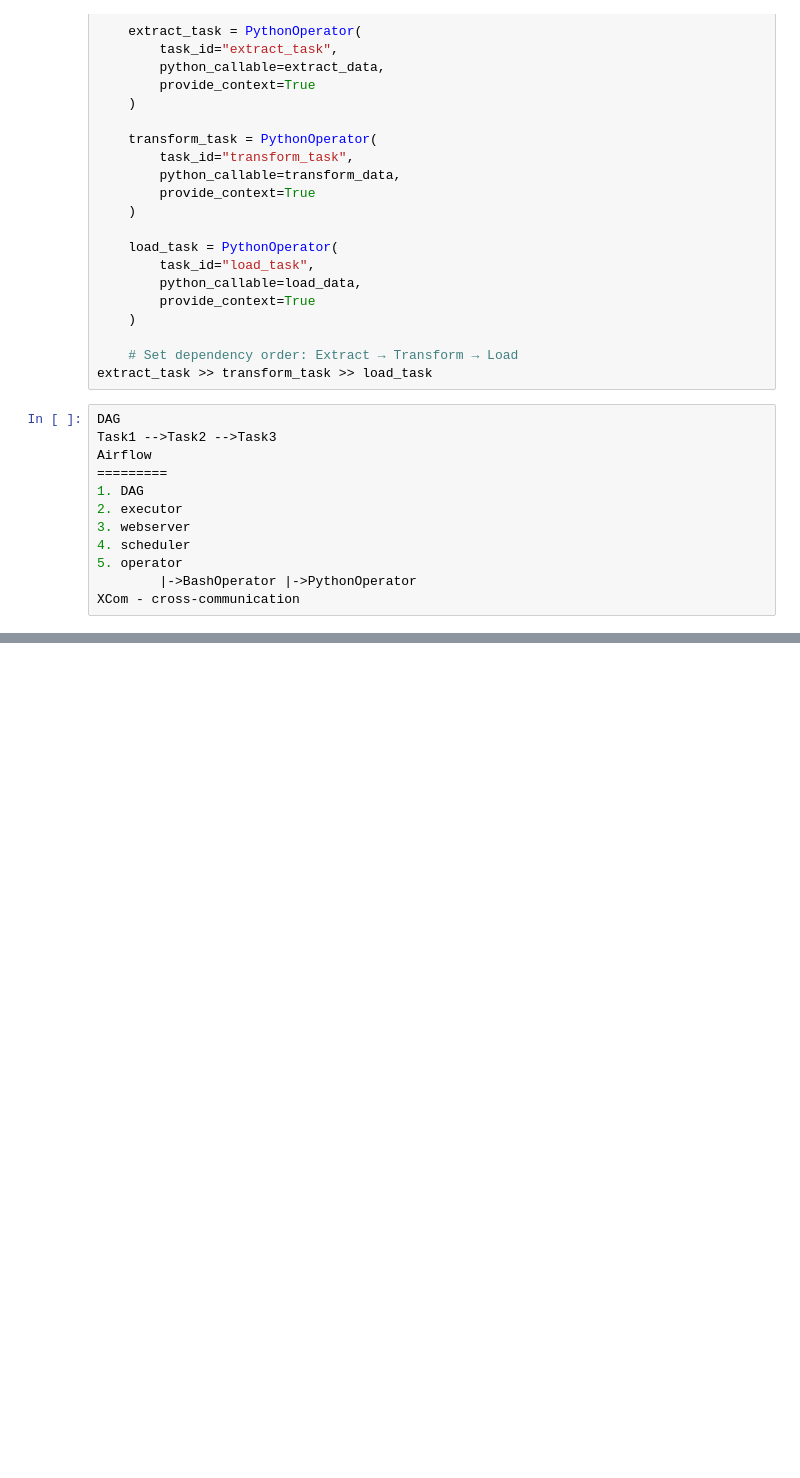
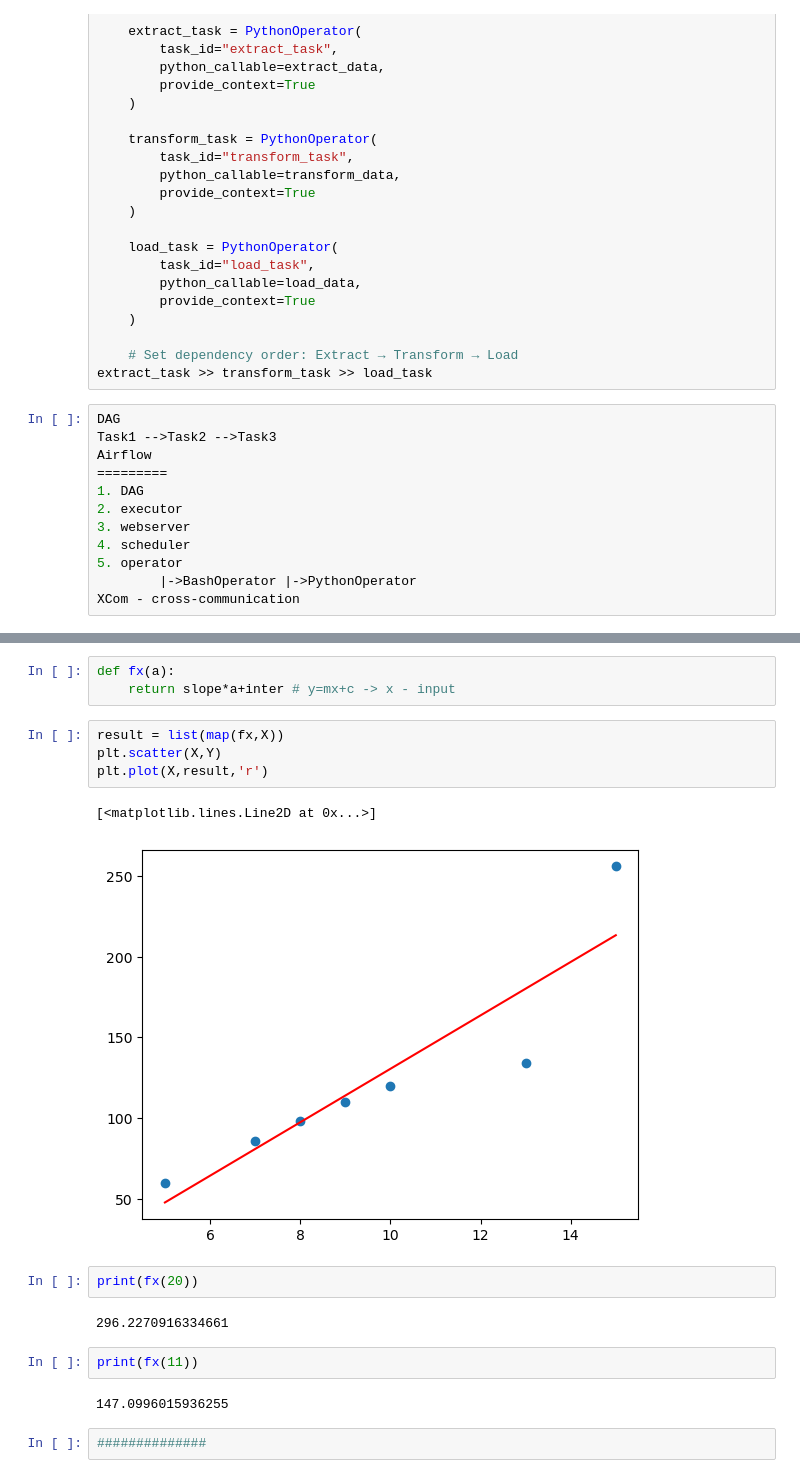
Before and after one commit to pakarthikstudent/MLOps_Dec-, a Jupyter notebook: DAY4/DE-MLOPs-4.ipynb, the cells around one changed output, grey strips where cells are left out. Saved outputs shown, nothing was run; the diff lists cells and outputs as text; blank space fills up the shorter version.

```diff
--- a/DAY4/DE-MLOPs-4.ipynb
+++ b/DAY4/DE-MLOPs-4.ipynb
@@ -96,0 +364,20 @@ XCom - cross-communication
+# %%
+def fx(a):
+    return slope*a+inter # y=mx+c -> x - input
+# %%
+result = list(map(fx,X))
+plt.scatter(X,Y)
+plt.plot(X,result,'r')
+# %% [output]
+[<matplotlib.lines.Line2D at 0x...>]
+[figure, added]
+# %%
+print(fx(20))
+# %% [output]
+296.2270916334661
+# %%
+print(fx(11))
+# %% [output]
+147.0996015936255
+# %%
+##############
```
Also changed, not shown: parts of 11 cells of this notebook.
